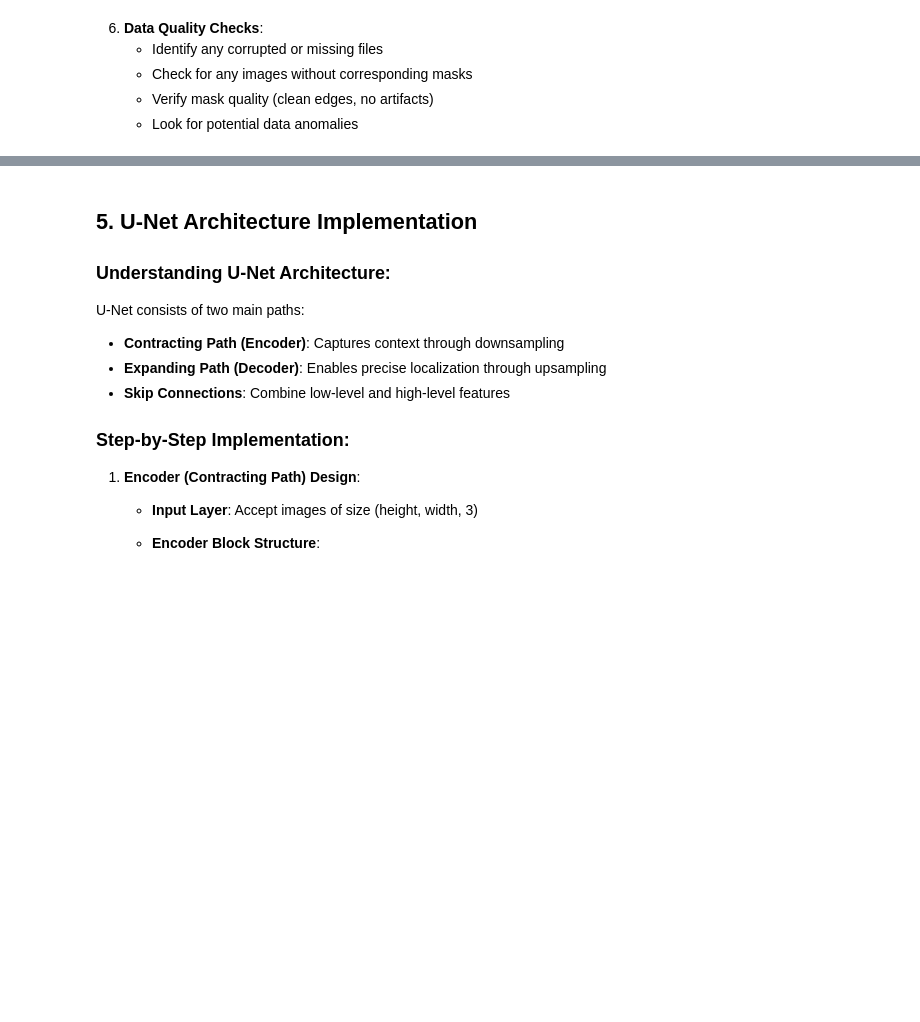
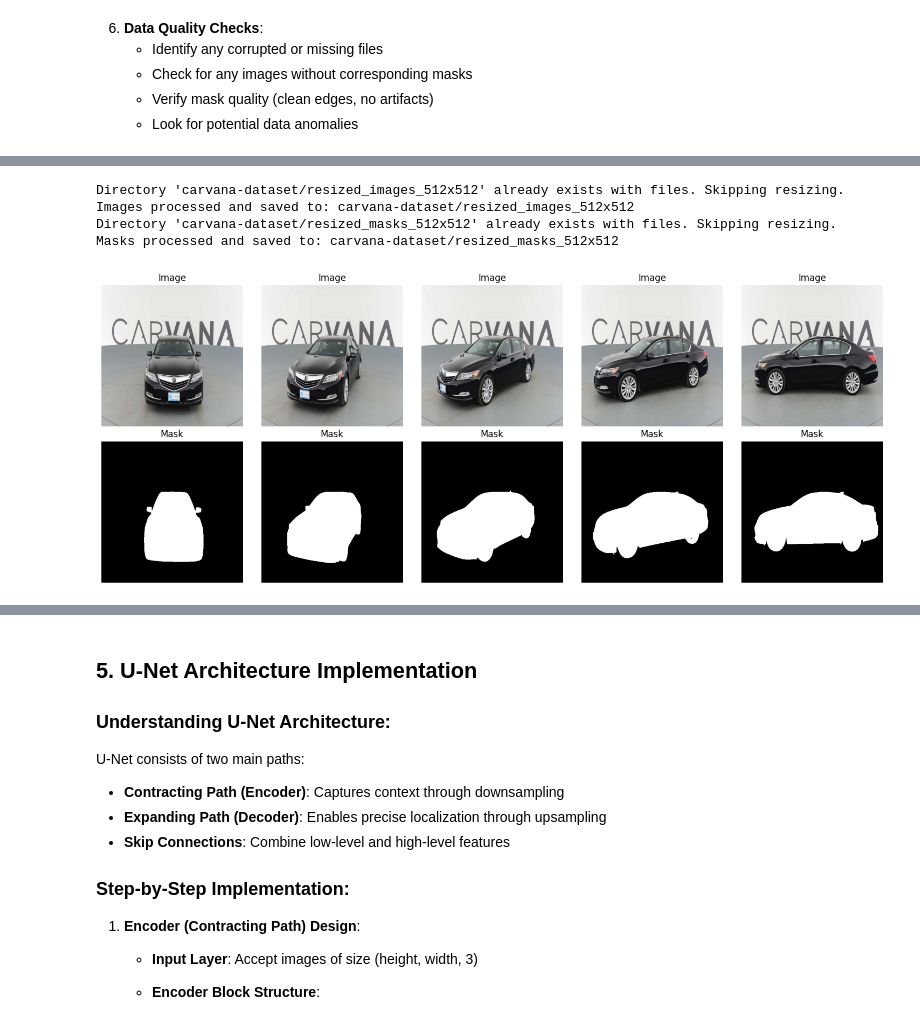
Before and after one commit to starbachi/U-Net_Carvana_Image_Masking, a Jupyter notebook: unet_educational_notebook.ipynb, the cells around one changed output, grey strips where cells are left out. Saved outputs shown, nothing was run; the diff lists cells and outputs as text; code cells hidden in the pictures; blank space fills up the shorter version.

```diff
--- a/unet_educational_notebook.ipynb
+++ b/unet_educational_notebook.ipynb
@@ -523,0 +574,43 @@ No anomalies detected in masks.
+# %%
+# ---------------------------------------------------------------------------- #
+#                        RESIZE THEN SAVE IMAGES & MASKS                       #
+# ---------------------------------------------------------------------------- #
+
+# Define target size
+TARGET_SIZE = (512, 512)
+
+# Process and save resized images (will skip if already exists)
+resized_images_dir = resize_images(train_set, TARGET_SIZE, batch_size=200)
+print(f"Images processed and saved to: {resized_images_dir}")
+
+# Process and save resized masks (will skip if already exists)
+resized_masks_dir = resize_masks(train_mask_set, TARGET_SIZE, batch_size=200)
+print(f"Masks processed and saved to: {resized_masks_dir}")
+# %% [output]
+Directory 'carvana-dataset/resized_images_512x512' already exists with files. Skipping resizing.
+Images processed and saved to: carvana-dataset/resized_images_512x512
+Directory 'carvana-dataset/resized_masks_512x512' already exists with files. Skipping resizing.
+Masks processed and saved to: carvana-dataset/resized_masks_512x512
+# %%
+# Display the first 5 resized images and masks
+resized_images = [Image.open(os.path.join(resized_images_dir, os.path.basename(image_path))) for image_path in train_set[:5]]
+resized_masks = [Image.open(os.path.join(resized_masks_dir, os.path.basename(mask_path))) for mask_path in train_mask_set[:5]]
+
+fig, axes = plt.subplots(2, 5, figsize=(15, 6))
+
+# Display images
+for ax, img in zip(axes[0], resized_images):
+    ax.imshow(img)
+    ax.set_title("Image")
+    ax.axis('off')
+
+# Display masks
+for ax, mask in zip(axes[1], resized_masks):
+    ax.imshow(mask, cmap='gray')
+    ax.set_title("Mask")
+    ax.axis('off')
+
+plt.tight_layout()
+plt.show()
+# %% [output]
+[figure, added]
```
Also changed, not shown: parts of 23 cells of this notebook.
